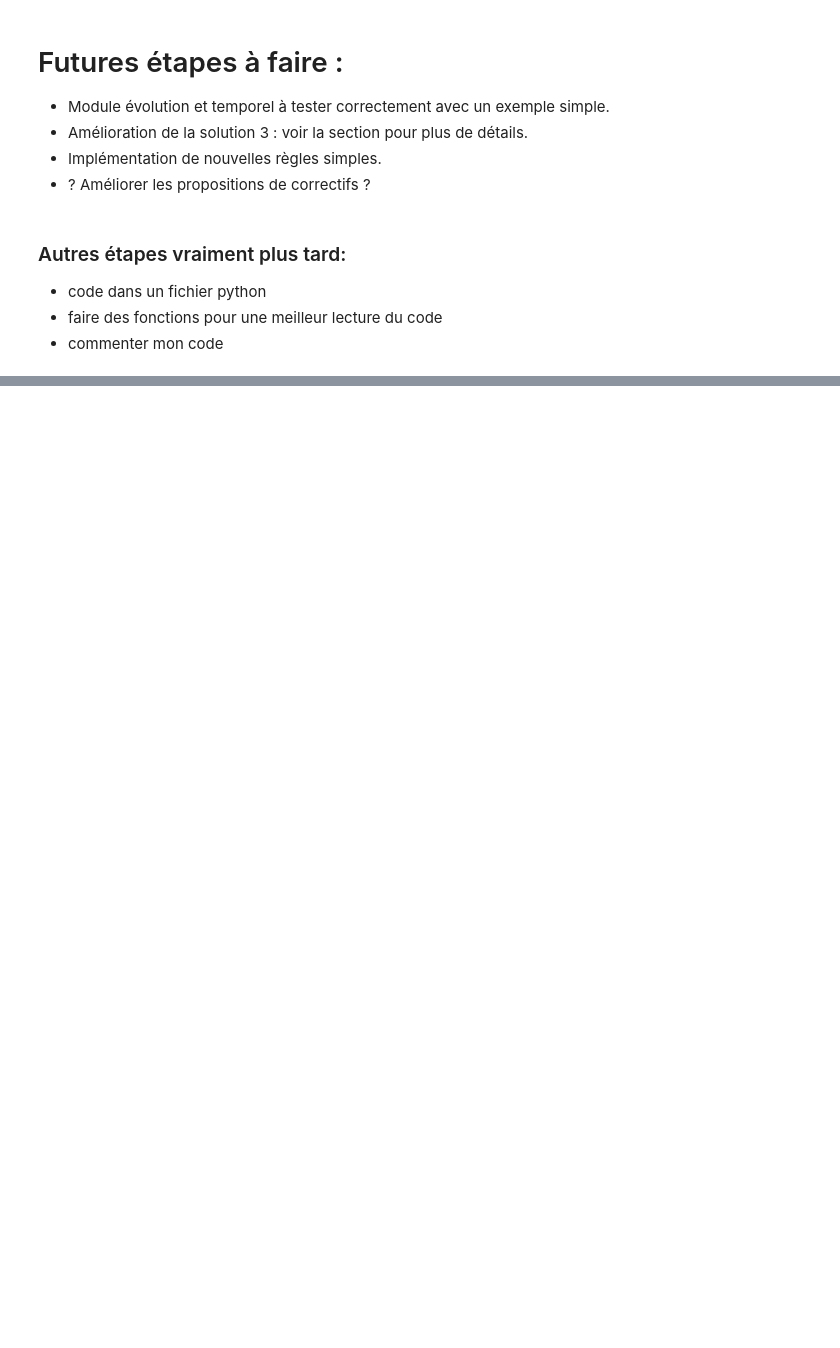
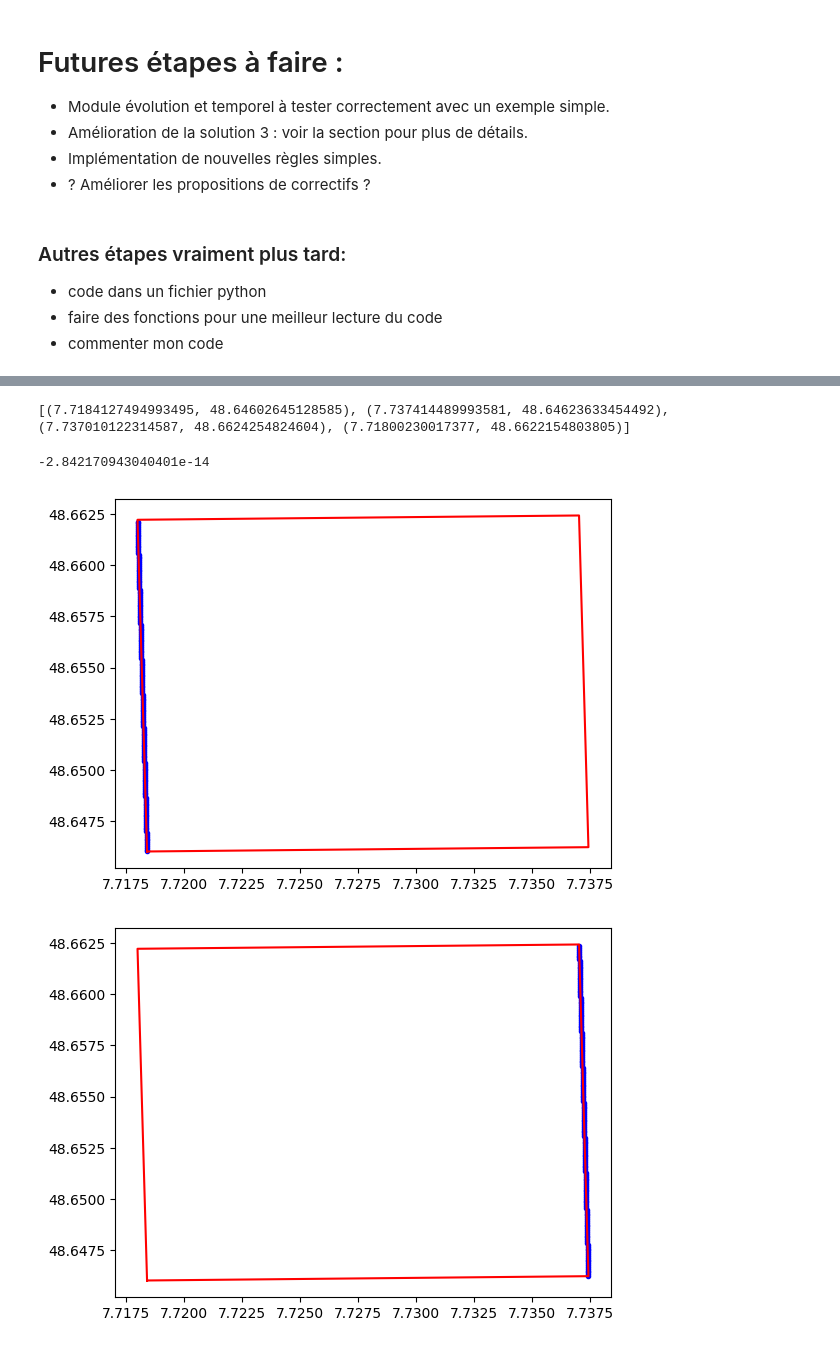
Before and after one commit to MaximeMAIRE/Stage_Representation_of_geographical_objects, a Jupyter notebook: projet/reasoner_Java/onto_test.ipynb, the cells around one changed output, grey strips where cells are left out. Drawn from its saved outputs; the diff is of its cells as text; code cells hidden in the pictures; blank space fills up the shorter version.

```diff
--- a/projet/reasoner_Java/onto_test.ipynb
+++ b/projet/reasoner_Java/onto_test.ipynb
@@ -1256,0 +1135,41 @@ if val_incon == False:
+# %%
+kml_file = 'result.kml'
+
+coords = extract_coordinates(kml_file)
+print(coords)
+# %% [output]
+[(7.7184127494993495, 48.64602645128585), (7.737414489993581, 48.64623633454492), (7.737010122314587, 48.6624254824604), (7.71800230017377, 48.6622154803805)]
+# %%
+48.64602645128582 - 48.64602645128585
+# %% [output]
+-2.842170943040401e-14
+# %%
+def calcul_droite(p1, p2):
+    a = (p2[1]-p1[1]) / (p2[0]-p1[0])
+    x = p1[0]
+    y = p1[1]
+
+    b = -a*x + y
+    return y, a, x, b
+# %%
+def calcul_point_droite(a, x, b, p1, p2, nb_point):
+    nb = (p2[0] - p1[0]) / nb_point
+    tab = []
+    for i in range(nb_point):
+        x1 = x + i*nb
+        y1 = a*x1 + b
+        tab.append((x1,y1))
+
+    return tab
+# %%
+def print_fig(tab):
+    fig, ax = plt.subplots()
+    polygon = Polygon(coords)
+
+    for i in tab:
+        point = Point(i[0], i[1])
+        ax.plot(point.x, point.y, marker='.', color='blue')
+
+
+    ax.plot(*polygon.exterior.xy, color='red')
+    plt.show()
@@ -1256,0 +1189,11 @@ if val_incon == False:
+# %%
+y, a, x, b = calcul_droite(coords[0],coords[3])
+tabb = calcul_point_droite(a, x, b, coords[0], coords[3], 180)
+print_fig(tabb)
+
+y, a, x, b = calcul_droite(coords[1],coords[2])
+tabb = calcul_point_droite(a, x, b, coords[1], coords[2], 180)
+print_fig(tabb)
+# %% [output]
+[figure, added]
+[figure, added]
```
Also changed, not shown: parts of 42 cells of this notebook, 10 other files.
